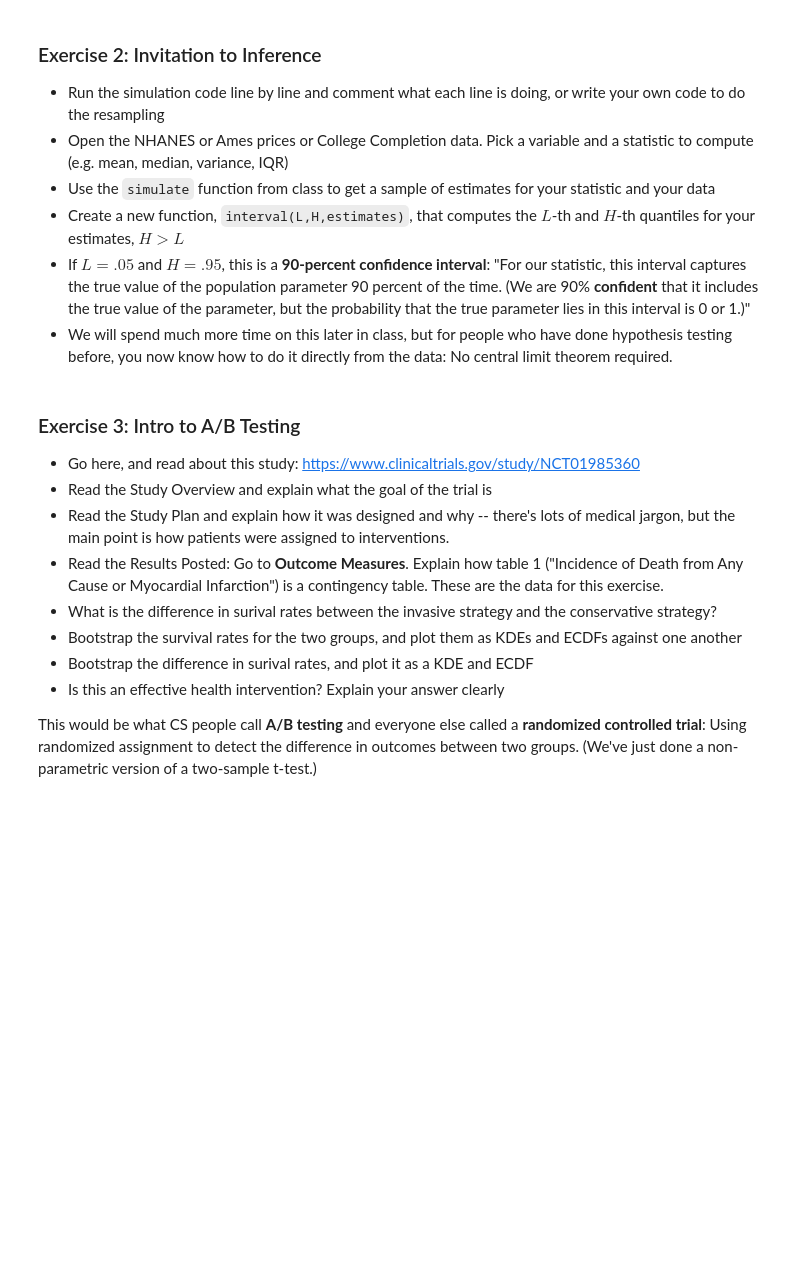
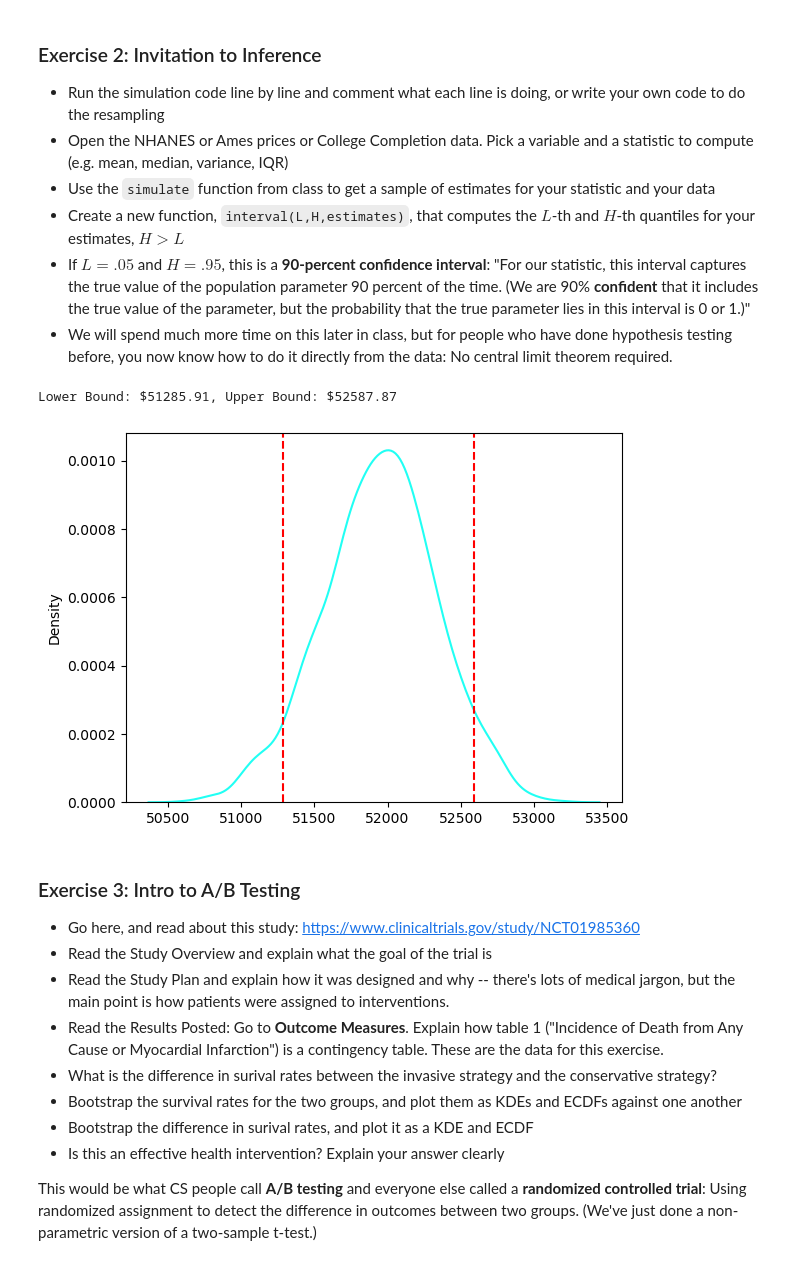
Before and after one commit to crwhittington/DS5030_assignment1, a Jupyter notebook: assignment1/assignment_4.ipynb, the cells around one changed output. Drawn from its saved outputs; the diff is of its cells as text; code cells hidden in the pictures; blank space fills up the shorter version.

```diff
--- a/assignment1/assignment_4.ipynb
+++ b/assignment1/assignment_4.ipynb
@@ -73,3 +73,5 @@ Name: count, dtype: int64
 - Create a new function, `interval(L,H,estimates)`, that computes the $L$-th and $H$-th quantiles for your estimates, $H>L$
 - If $L=.05$ and $H=.95$, this is a **90-percent confidence interval**: "For our statistic, this interval captures the true value of the population parameter 90 percent of the time. (We are 90% **confident** that it includes the true value of the parameter, but the probability that the true parameter lies in this interval is 0 or 1.)"
 - We will spend much more time on this later in class, but for people who have done hypothesis testing before, you now know how to do it directly from the data: No central limit theorem required.
+# %%
+data = pd.read_csv(r"C:\Users\crush\OneDrive\Desktop\DS 5030\assignment1\data\nhanes_data_17_18.csv")
@@ -76,3 +82,27 @@ Name: count, dtype: int64
+# %%
+# variable = AnnualFamilyIncome, metric = mean
+
+estimate = bootstrap_mean(data, "AnnualFamilyIncome", samples=2000)
+# %%
+# interval function
+
+def interval(L, H, estimates):
+    L_quantile = np.round(np.quantile(estimates, L), 2)
+    H_quantile = np.round(np.quantile(estimates, H), 2)
+    print(f"Lower Bound: ${L_quantile}, Upper Bound: ${H_quantile}")
+    return L_quantile, H_quantile
+# %%
+# graph
+
+L_quantile, H_quantile = interval(0.05, 0.95, estimate)
+
+sns.kdeplot(estimate, color= "#21FFF4")
+plt.axvline(x = L_quantile, color = "red", linestyle = '--')
+plt.axvline(x = H_quantile, color = "red", linestyle = '--')
+plt.show()
+# %% [output]
+Lower Bound: $51285.91, Upper Bound: $52587.87
+[figure, added]
 # %% [markdown]
 ### Exercise 3: Intro to A/B Testing
 - Go here, and read about this study: https://www.clinicaltrials.gov/study/NCT01985360
```
Also changed, not shown: parts of 2 cells of this notebook.
